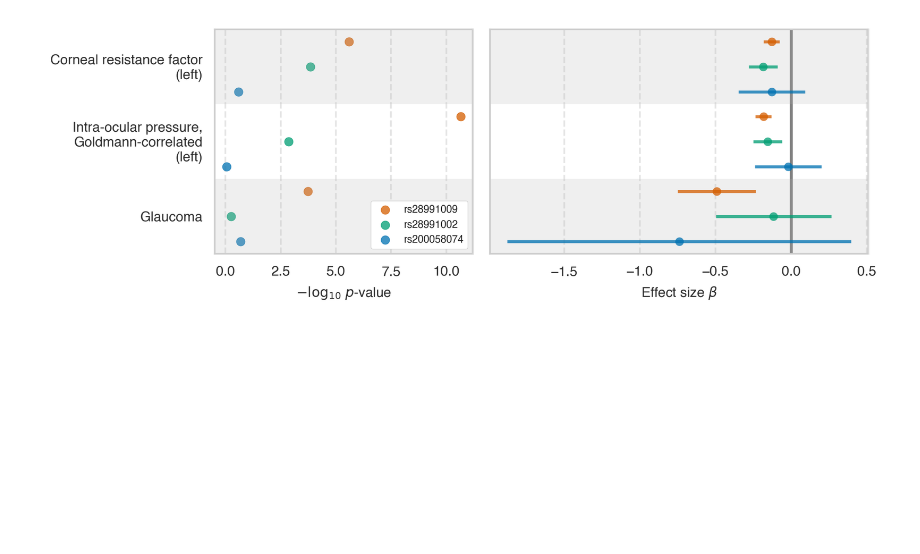
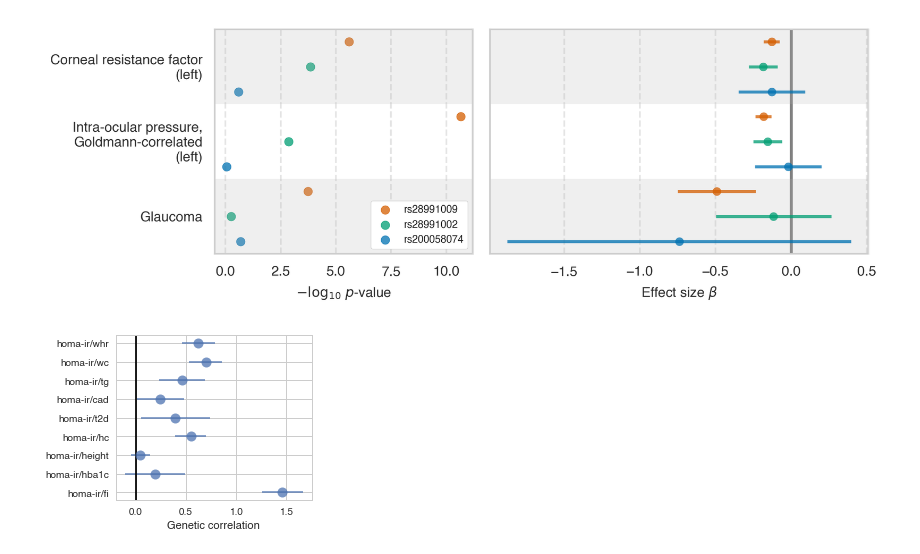
Before and after one commit to rivas-lab/mrp, a Jupyter notebook: figures/Manhattan Plots.ipynb, the cells around one changed output. Drawn from its saved outputs; the diff is of its cells as text; code cells hidden in the pictures; blank space fills up the shorter version.

```diff
--- a/figures/Manhattan Plots.ipynb
+++ b/figures/Manhattan Plots.ipynb
@@ -664,3 +887,50 @@ forest_plot(ps, variants, legend_loc='lower right')
 plt.savefig('glaucoma_forest.pdf')
 # %% [output]
 [figure]
+# %%
+s = """1.467,0.1041,homa-ir/fi
+0.19,0.1544,homa-ir/hba1c
+0.043,0.04852,homa-ir/height
+0.548,0.08,homa-ir/hc
+0.393,0.176,homa-ir/t2d
+0.461,0.1154,homa-ir/tg
+0.7,0.08443,homa-ir/wc
+0.624,0.083,homa-ir/whr""".split()
+
+s = """1.467,0.1041,homa-ir/fi
+0.19,0.1544,homa-ir/hba1c
+0.043,0.04852,homa-ir/height
+0.548,0.08,homa-ir/hc
+0.393,0.176,homa-ir/t2d
+0.244,0.122,homa-ir/cad
+0.461,0.1154,homa-ir/tg
+0.7,0.08443,homa-ir/wc
+0.624,0.083,homa-ir/whr""".split()
+
+tdf = pd.DataFrame([x.split(',') for x in s], columns=['estimate', 'SE', 'label'])
+tdf = tdf.set_index('label')
+tdf = tdf.astype(float)
+tdf['upper'] = tdf['estimate'] + 1.96 * tdf['SE']
+tdf['lower'] = tdf['estimate'] - 1.96 * tdf['SE']
+tdf['count'] = np.arange(tdf.shape[0])
+
+fig,ax = plt.subplots(figsize=(4, 3))
+ax.errorbar(
+    tdf['estimate'],
+    tdf['count'],
+    alpha=0.75,
+    xerr=[tdf['estimate'] - tdf['lower'], tdf['upper'] - tdf['estimate']],
+    fmt='o',
+    ms=10,
+)
+ymin,ymax = ax.get_ylim()
+ax.vlines(0, ymin, ymax)
+ax.set_yticks(tdf['count'])
+ax.set_yticklabels(tdf.index)
+ax.set_xlabel('Genetic correlation')
+ax.set_ylim(ymin, ymax)
+
+plt.tight_layout()
+plt.savefig('forest.pdf')
+# %% [output]
+[figure, added]
```
Also changed, not shown: parts of 10 cells of this notebook, 2 other files.
